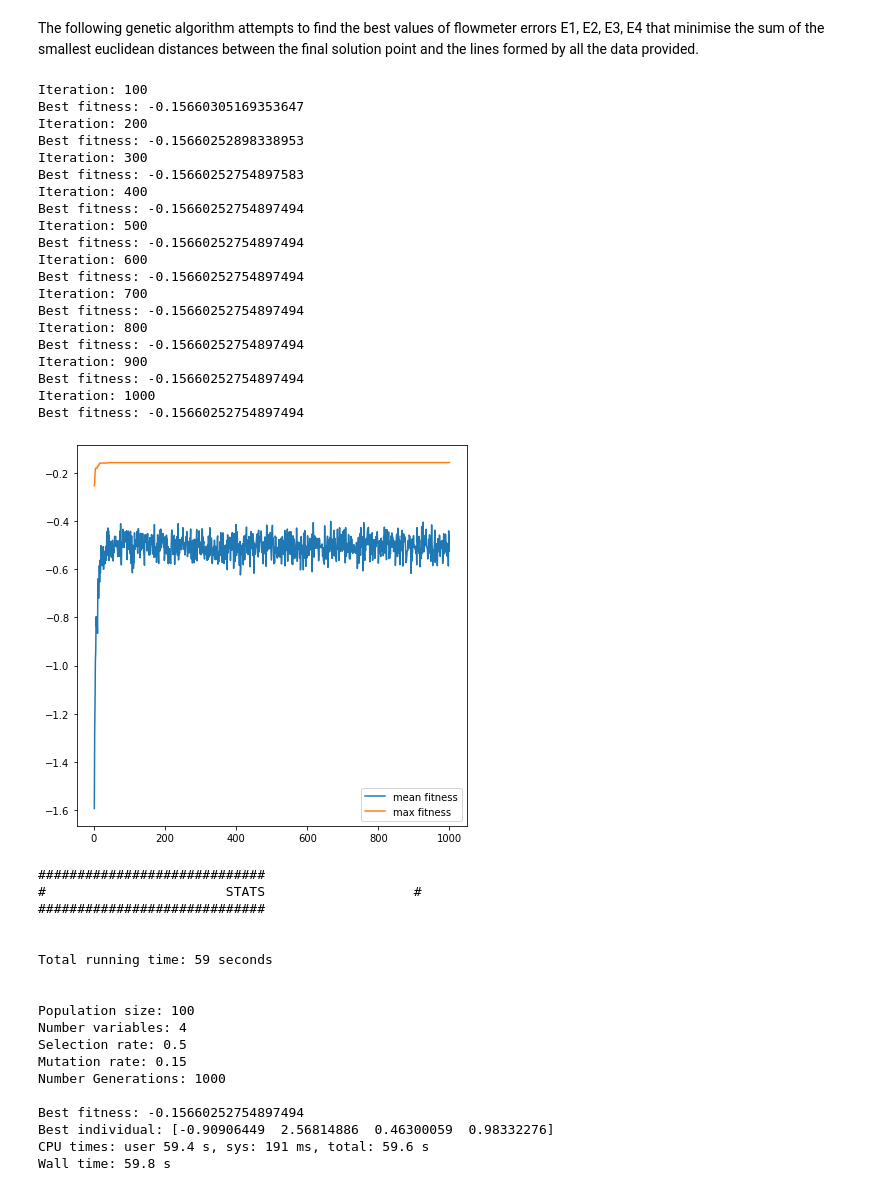
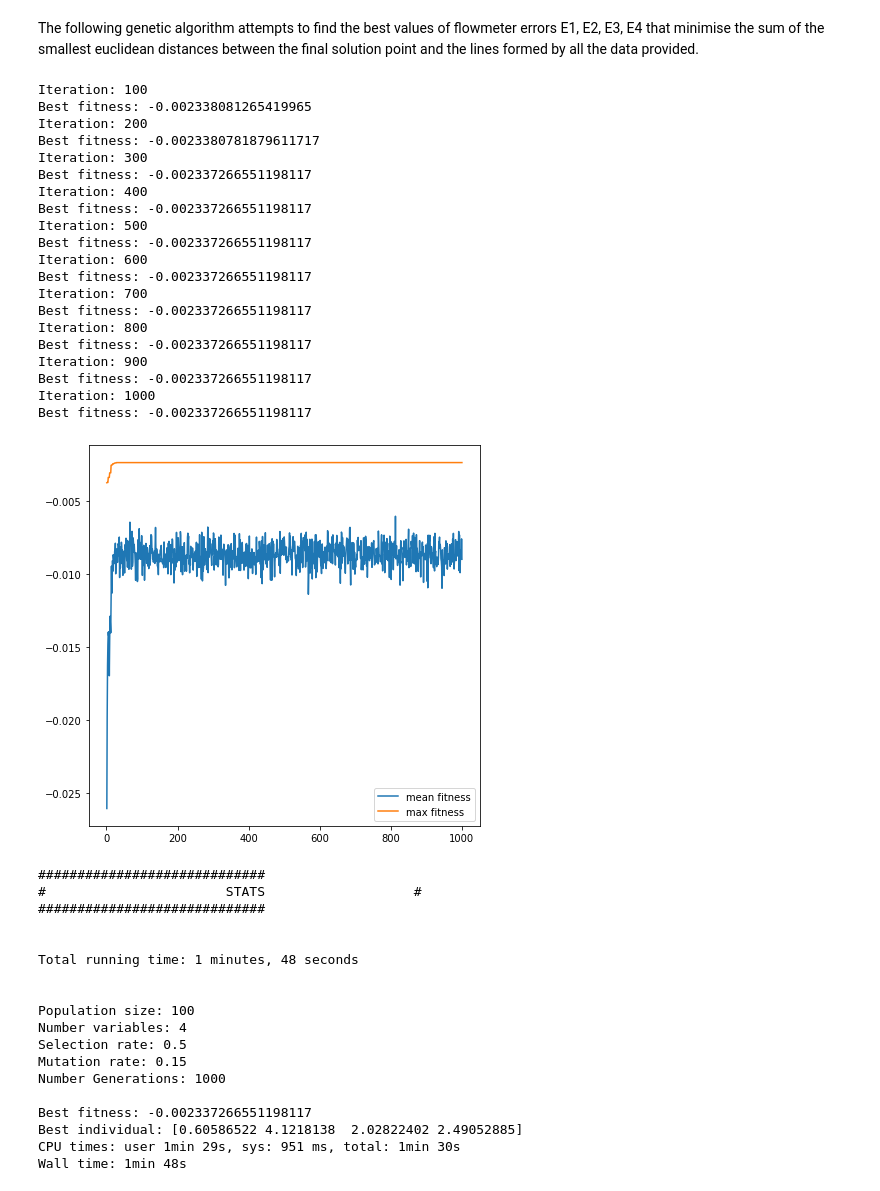
Before and after one commit to darylyong/Flow-Error, a Jupyter notebook: flowerror_ga.ipynb, the cells around one changed output. Cells and saved outputs as stored; diff of their text form; code cells hidden in the pictures.

```diff
--- a/flowerror_ga.ipynb
+++ b/flowerror_ga.ipynb
@@ -79,53 +78,54 @@ The following genetic algorithm attempts to find the best values of flowmeter er
 %%time
 
 # genetic algorithm
 def flow_fitness_function(data):
     def calc_dist(errors):
-        sum_of_dist = 0
+        mean_dist = 0
         #convert errors into variables (w,x,y,z)
         wxyz = np.array(list(map(lambda t:(0.01*t/(1+0.01*t)), errors)))
         for params in data:
             m = sum(params) # mismatch
             dist = abs(np.dot(params, wxyz) - m)/np.linalg.norm(params)
-            sum_of_dist += dist
-        return -sum_of_dist #inverse because GA maximises the function
+            mean_dist += dist
+        mean_dist /= len(data)
+        return -mean_dist #inverse because GA maximises the function
     return calc_dist
 
 solver = ContinuousGenAlgSolver(
     n_genes = 4,
     fitness_function = flow_fitness_function(flowdata_array),
     variables_limits = (-5,5)
 )
 
 solver.solve()
 # %% [output]
 Iteration: 100
-Best fitness: -0.15660305169353647
+Best fitness: -0.002338081265419965
 Iteration: 200
-Best fitness: -0.15660252898338953
+Best fitness: -0.0023380781879611717
 Iteration: 300
-Best fitness: -0.15660252754897583
+Best fitness: -0.002337266551198117
 Iteration: 400
-Best fitness: -0.15660252754897494
+Best fitness: -0.002337266551198117
 Iteration: 500
-Best fitness: -0.15660252754897494
+Best fitness: -0.002337266551198117
 Iteration: 600
-Best fitness: -0.15660252754897494
+Best fitness: -0.002337266551198117
 Iteration: 700
-Best fitness: -0.15660252754897494
+Best fitness: -0.002337266551198117
 Iteration: 800
-Best fitness: -0.15660252754897494
+Best fitness: -0.002337266551198117
 Iteration: 900
-Best fitness: -0.15660252754897494
+Best fitness: -0.002337266551198117
 Iteration: 1000
-Best fitness: -0.15660252754897494
+Best fitness: -0.002337266551198117
-[figure, old version]
+[figure, new version]
 #############################
 #                       STATS                   #
 #############################
 
 
-Total running time: 59 seconds
+Total running time: 1 minutes, 48 seconds
 
 
 Population size: 100
@@ -134,10 +134,10 @@ Selection rate: 0.5
 Mutation rate: 0.15
 Number Generations: 1000
 
-Best fitness: -0.15660252754897494
-Best individual: [-0.90906449  2.56814886  0.46300059  0.98332276]
-CPU times: user 59.4 s, sys: 191 ms, total: 59.6 s
-Wall time: 59.8 s
+Best fitness: -0.002337266551198117
+Best individual: [0.60586522 4.1218138  2.02822402 2.49052885]
+CPU times: user 1min 29s, sys: 951 ms, total: 1min 30s
+Wall time: 1min 48s
 # %%
 solver.solve()
 # %% [output]
```
Also changed, not shown: parts of 4 cells of this notebook.
